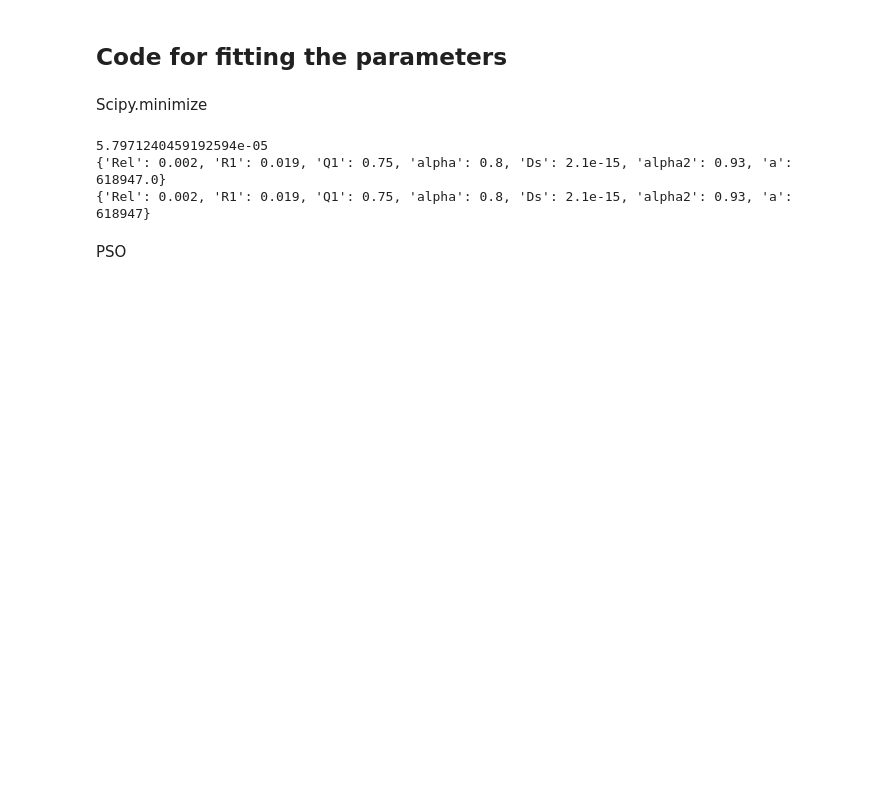
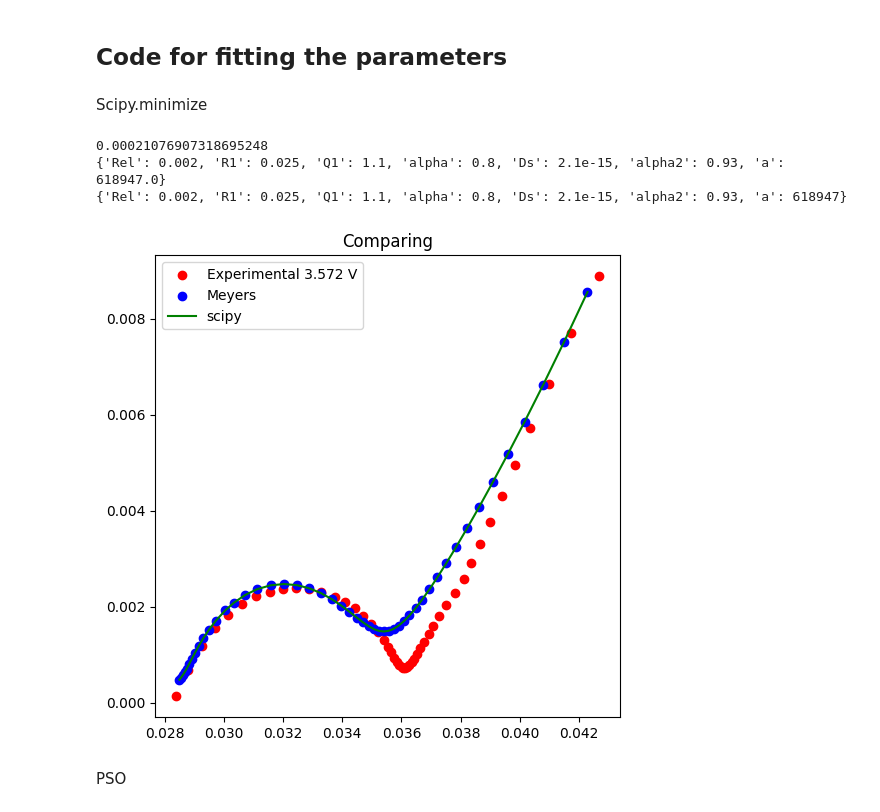
Before and after one commit to samaard2001/EIS-code, a Jupyter notebook: Code/EIS_ECM.ipynb, the cells around one changed output. Cells and saved outputs as stored; diff of their text form; code cells hidden in the pictures; blank space fills up the shorter version.

```diff
--- a/Code/EIS_ECM.ipynb
+++ b/Code/EIS_ECM.ipynb
@@ -647,36 +647,55 @@ def optimize_diff(i):
         sum_square_diff = np.sum(diff_real ** 2 + diff_imag ** 2)
         return sum_square_diff
 
     #print(diff_func(dict_to_list(a_number_parametre), exp_real, exp_imag, frequencies))
 
     # Convert initial dictionary to list for optimization
     initial_elems = dict_to_list(a_fitting)
 
     # Optimization options
     options = {
         'maxiter': 10000,    # Maximum number of iterations
         'ftol': 1e-4,       # Function value tolerance
         #'disp': True
     }
 
     # Minimize the difference function (optimize parameters)
     opt = minimize(diff_func, initial_elems, args=(exp_real, exp_imag, frequencies), method='TNC', options=options)
     opt_elems = list_to_dict(a_fitting, opt.x)
     final_diff = diff_func(opt.x, exp_real, exp_imag, frequencies)
 
     #print("Final sum of squared difference for dataset", i, ":", final_diff)
 
     return opt_elems, final_diff, frequencies, opt.x
 
 dic_elems, final_diff, frequencies, list_elems = optimize_diff(i)
 
 print(final_diff)
 print(dic_elems)
 print(a_fitting)
+
+i = 1
+
+frequencies = np.array(get_exp_data(i, "")[1])
+Z = calc_Zen(dict_to_list(a_fitting), frequencies)
+Z_scipy = calc_Zen(list_elems, frequencies)
+
+fig, ax = plt.subplots(figsize=(6, 6))
+ax.scatter(np.array(get_exp_data(i, "")[0][0]), -np.array(get_exp_data(i, "")[0][1]), color = 'red', label=f"Experimental "+str(np.round(get_vdc(i, ""),3))+" V")
+ax.scatter(Z.real, -Z.imag, label = f'Meyers', color = 'blue')
+ax.plot(Z_scipy.real, -Z_scipy.imag, label = f'scipy', color = 'green')
+
+#ax.set_xlim(0.016, 0.045)
+#ax.set_ylim(0, 0.012)
+
+plt.legend()
+plt.title("Comparing")
+plt.show()
 # %% [output]
-5.7971240459192594e-05
-{'Rel': 0.002, 'R1': 0.019, 'Q1': 0.75, 'alpha': 0.8, 'Ds': 2.1e-15, 'alpha2': 0.93, 'a': 618947.0}
-{'Rel': 0.002, 'R1': 0.019, 'Q1': 0.75, 'alpha': 0.8, 'Ds': 2.1e-15, 'alpha2': 0.93, 'a': 618947}
+0.00021076907318695248
+{'Rel': 0.002, 'R1': 0.025, 'Q1': 1.1, 'alpha': 0.8, 'Ds': 2.1e-15, 'alpha2': 0.93, 'a': 618947.0}
+{'Rel': 0.002, 'R1': 0.025, 'Q1': 1.1, 'alpha': 0.8, 'Ds': 2.1e-15, 'alpha2': 0.93, 'a': 618947}
+[figure, added]
 # %% [markdown]
 PSO
 # %%
```
Also changed, not shown: parts of 14 cells of this notebook, 3 other files.
